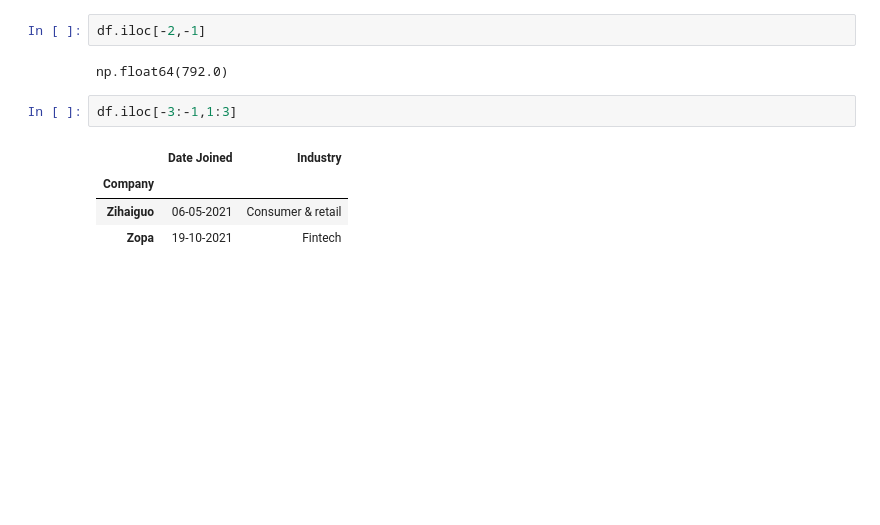
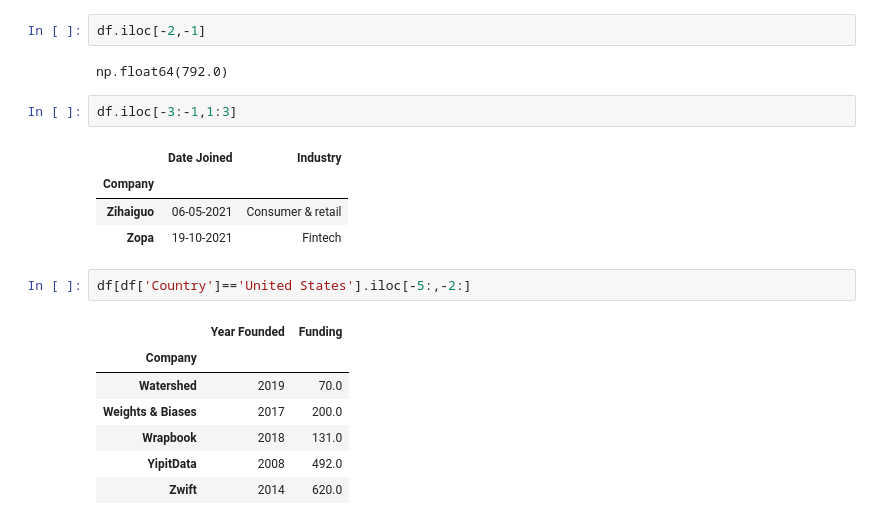
Before and after one commit to sunilsala88/batch-37, a Jupyter notebook: 11_pandas/pandas2.ipynb, the cells around one changed output. Drawn from its saved outputs; the diff is of its cells as text; blank space fills up the shorter version.

```diff
--- a/11_pandas/pandas2.ipynb
+++ b/11_pandas/pandas2.ipynb
@@ -102,3 +102,13 @@ df.iloc[-3:-1,1:3]
 | Company |  |  |
 | Zihaiguo | 06-05-2021 | Consumer & retail |
 | Zopa | 19-10-2021 | Fintech |
+# %%
+df[df['Country']=='United States'].iloc[-5:,-2:]
+# %% [output]
+|  | Year Founded | Funding |
+| Company |  |  |
+| Watershed | 2019 | 70.0 |
+| Weights & Biases | 2017 | 200.0 |
+| Wrapbook | 2018 | 131.0 |
+| YipitData | 2008 | 492.0 |
+| Zwift | 2014 | 620.0 |
```
Also changed, not shown: parts of 1 cell of this notebook, 3 other files.
